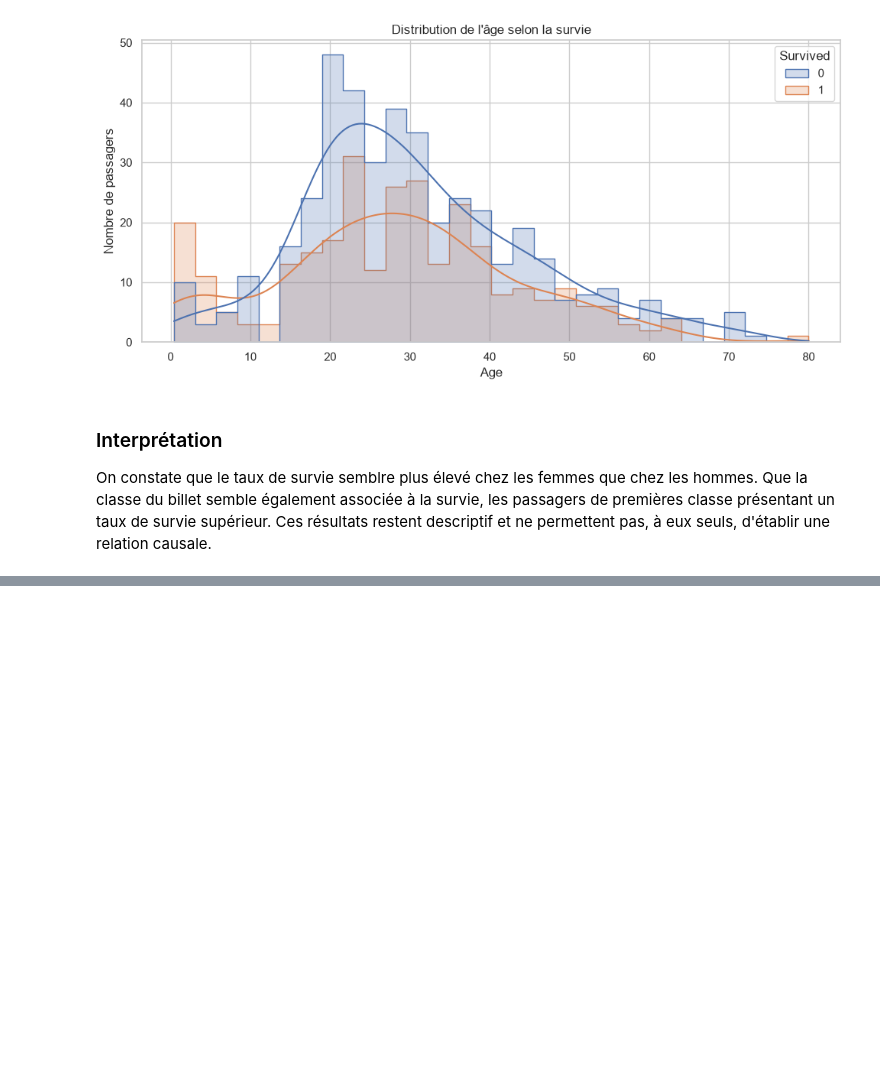
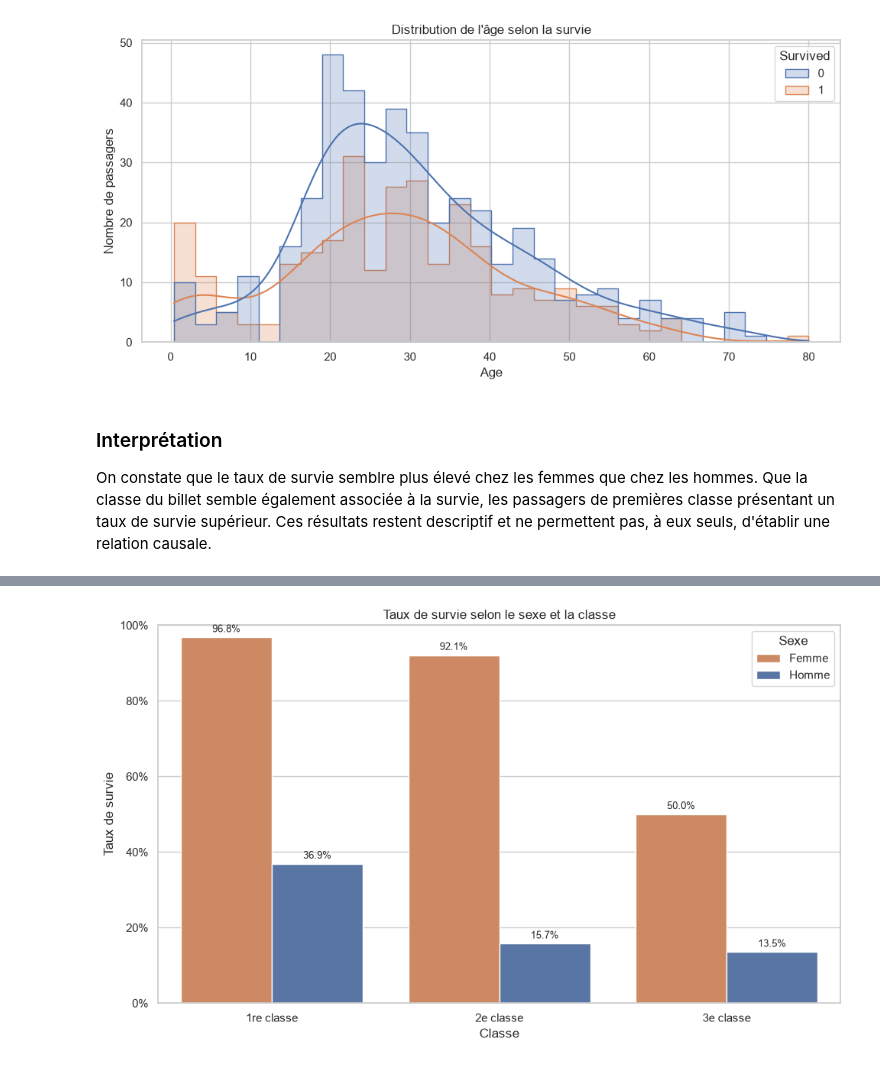
Before and after one commit to Ingeniir/titanic-project, a Jupyter notebook: notebooks/01_data_exploration.ipynb, the cells around one changed output, grey strips where cells are left out. Saved outputs shown, nothing was run; the diff lists cells and outputs as text; code cells hidden in the pictures; blank space fills up the shorter version.

```diff
--- a/notebooks/01_data_exploration.ipynb
+++ b/notebooks/01_data_exploration.ipynb
@@ -255,0 +563,41 @@ On constate que le taux de survie semblre plus élevé chez les femmes que chez
+# %%
+plt.figure(figsize=(10, 6))
+
+ax = sns.barplot(
+    data=eda_df,
+    x="Pclass",
+    y="Survived",
+    hue="Sex_label",
+    order=[1,2,3],
+    hue_order=["Femme", "Homme"],
+    errorbar=None,
+    palette=["#DD8452", "#4C72B0"]
+)
+
+ax.set(
+    title="Taux de survie selon le sexe et la classe",
+    xlabel="Classe",
+    ylabel="Taux de survie"
+)
+
+ax.set_xticklabels(["1re classe", "2e classe", "3e classe"])
+ax.set_ylim(0, 1)
+
+ax.yaxis.set_major_formatter(
+    plt.FuncFormatter(lambda value, _: f"{value:.0%}")
+)
+
+ax.legend(title="Sexe")
+add_percentage_labels(ax)
+
+plt.tight_layout()
+
+plt.savefig(
+    FIGURES_DIR / "survival_by_sex_and_class.png",
+    dpi=300,
+    bbox_inches="tight"
+)
+
+plt.show()
+# %% [output]
+[figure, added]
```
Also changed, not shown: parts of 101 cells of this notebook, 16 other files.
